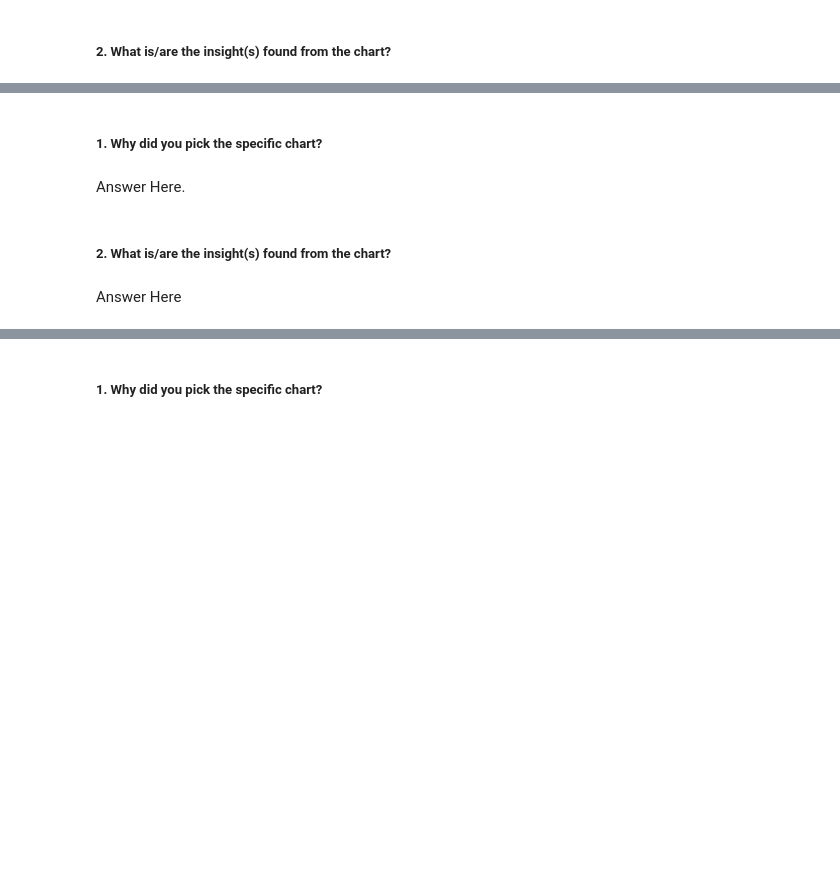
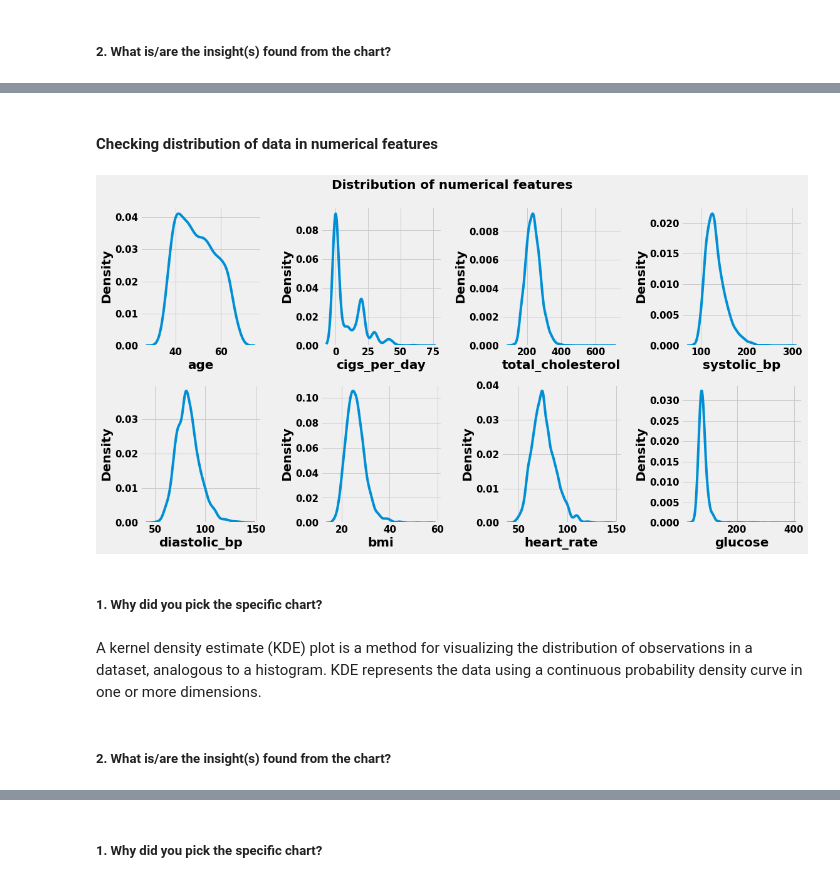
Before and after one commit to 7-sumit/Cardiovascular-Risk-Prediction, a Jupyter notebook: Cardiovascular_Risk_Prediction.ipynb, the cells around one changed output, grey strips where cells are left out. Cells and saved outputs as stored; diff of their text form; code cells hidden in the pictures; blank space fills up the shorter version.

```diff
--- a/Cardiovascular_Risk_Prediction.ipynb
+++ b/Cardiovascular_Risk_Prediction.ipynb
@@ -349,8 +372,18 @@ Answer Here
+# %% [markdown]
+#### Checking distribution of data in numerical features
+# %%
+# Plotting to check distribution in numerical features
+plt.figure(figsize=(16,8))
+plt.suptitle('Distribution of numerical features',fontweight='bold',fontsize=20,y=1.05)
+for i,col in enumerate(num_col):
+  plt.subplot(2,4,i+1)
+  sns.kdeplot(data=df1,x=col)
+  plt.tight_layout()
+# %% [output]
+[figure, added]
 # %% [markdown]
 ##### 1. Why did you pick the specific chart?
-# %% [markdown]
-Answer Here.
+# %% [markdown]
+A kernel density estimate (KDE) plot is a method for visualizing the distribution of observations in a dataset, analogous to a histogram. KDE represents the data using a continuous probability density curve in one or more dimensions.
 # %% [markdown]
 ##### 2. What is/are the insight(s) found from the chart?
-# %% [markdown]
-Answer Here
```
Also changed, not shown: parts of 49 cells of this notebook.
